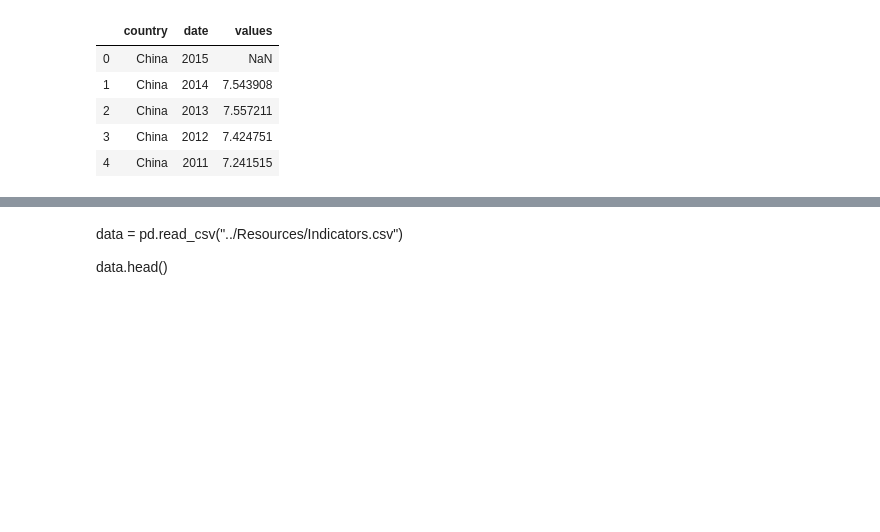
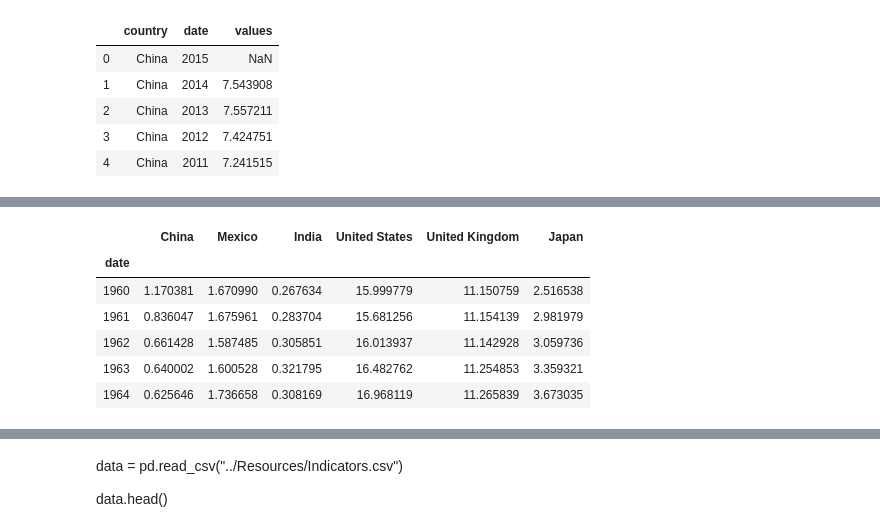
Before and after one commit to robertcox324/5horsemenoftheapocalypse, a Jupyter notebook: gdp_co2_correlation.ipynb, the cells around one changed output, grey strips where cells are left out. Cells and saved outputs as stored; diff of their text form; code cells hidden in the pictures; blank space fills up the shorter version.

```diff
--- a/gdp_co2_correlation.ipynb
+++ b/gdp_co2_correlation.ipynb
@@ -135,0 +140,21 @@ chn_df.plot()
+# %%
+#merge DataFrames
+country_df = pd.merge(chn_df,mex_df, on="date",how="outer")
+
+country_df = pd.merge(country_df,ind_df, on="date",how="outer")
+
+country_df = pd.merge(country_df,usa_df, on="date",how="outer")
+
+country_df = pd.merge(country_df,gpb_df, on="date",how="outer")
+
+country_df = pd.merge(country_df,jpn_df, on="date",how="outer")
+
+country_df.head()
+# %% [output]
+|  | China | Mexico | India | United States | United Kingdom | Japan |
+| date |  |  |  |  |  |  |
+| 1960 | 1.170381 | 1.670990 | 0.267634 | 15.999779 | 11.150759 | 2.516538 |
+| 1961 | 0.836047 | 1.675961 | 0.283704 | 15.681256 | 11.154139 | 2.981979 |
+| 1962 | 0.661428 | 1.587485 | 0.305851 | 16.013937 | 11.142928 | 3.059736 |
+| 1963 | 0.640002 | 1.600528 | 0.321795 | 16.482762 | 11.254853 | 3.359321 |
+| 1964 | 0.625646 | 1.736658 | 0.308169 | 16.968119 | 11.265839 | 3.673035 |
```
Also changed, not shown: parts of 4 cells of this notebook.
